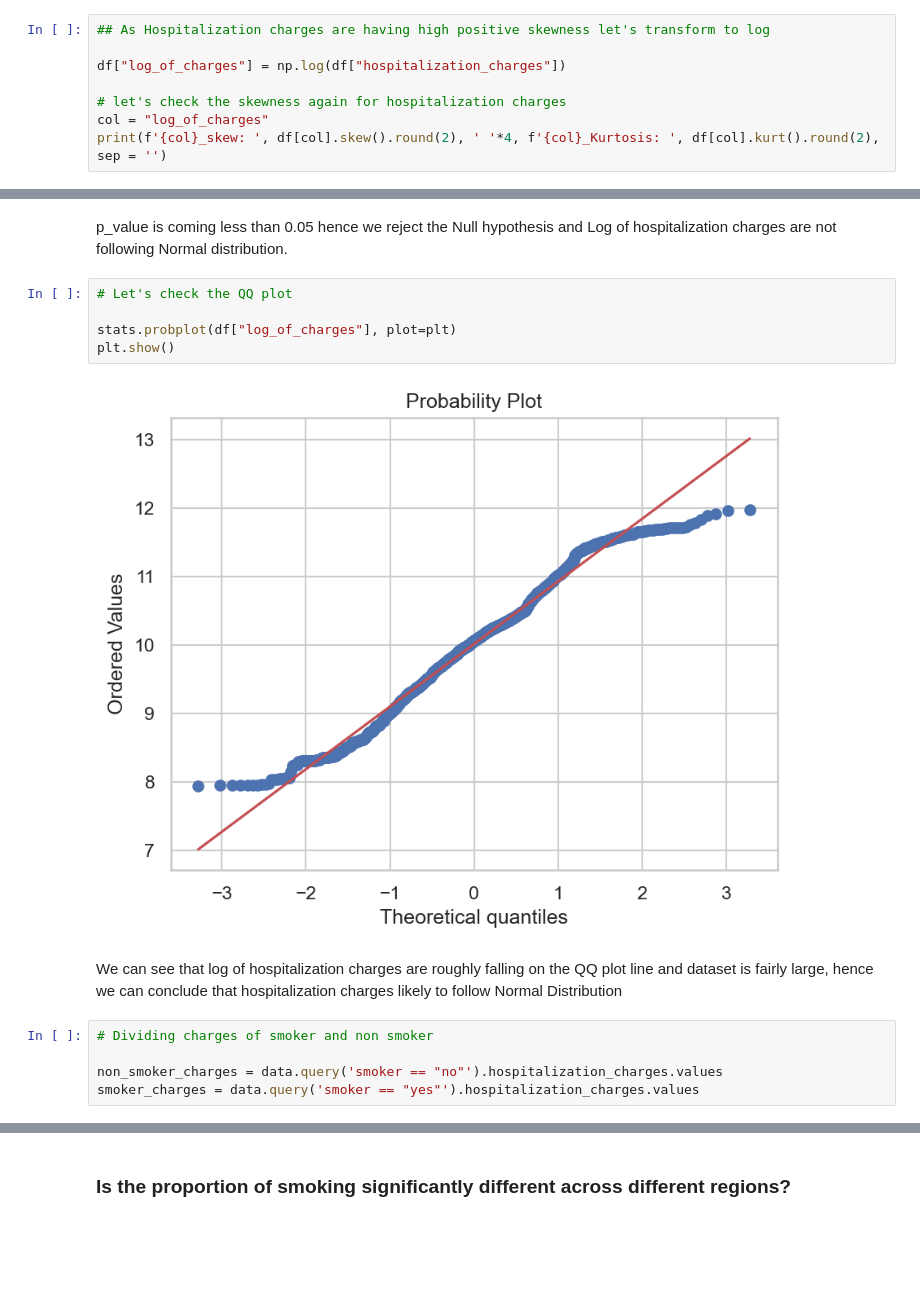
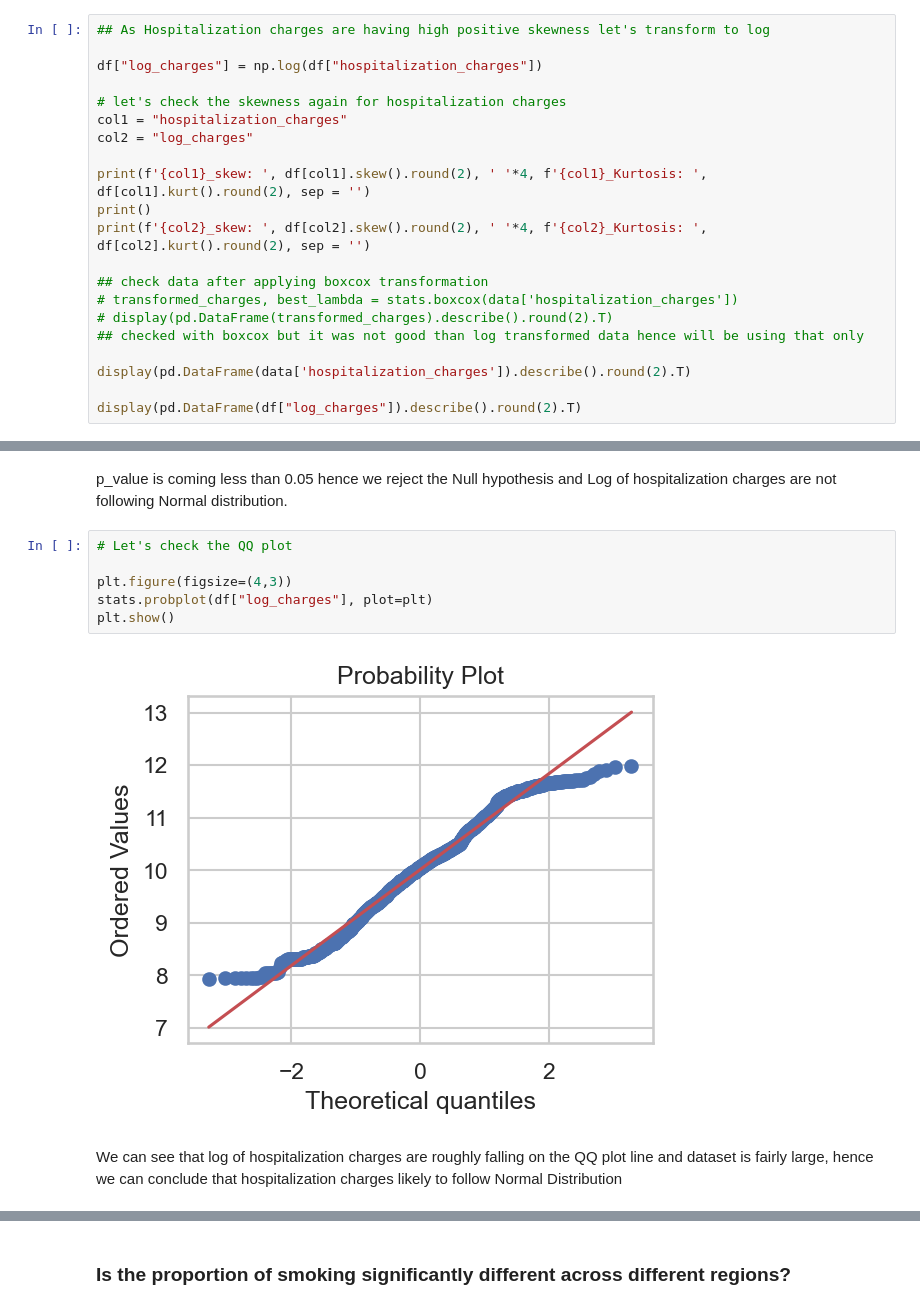
Before and after one commit to krashu/DSML, a Jupyter notebook: Case Study/apollo.ipynb, the cells around one changed output, grey strips where cells are left out. Cells and saved outputs as stored; diff of their text form; blank space fills up the shorter version.

```diff
--- a/Case Study/apollo1.ipynb
+++ b/Case Study/apollo.ipynb
@@ -410,9 +422,22 @@ hospitalization_charges_skew: 1.52    hospitalization_charges_Kurtosis: 1.61
 # %%
 ## As Hospitalization charges are having high positive skewness let's transform to log
 
-df["log_of_charges"] = np.log(df["hospitalization_charges"])
+df["log_charges"] = np.log(df["hospitalization_charges"])
 
 # let's check the skewness again for hospitalization charges
-col = "log_of_charges"
-print(f'{col}_skew: ', df[col].skew().round(2), ' '*4, f'{col}_Kurtosis: ', df[col].kurt().round(2), sep = '')
+col1 = "hospitalization_charges"
+col2 = "log_charges"
+
+print(f'{col1}_skew: ', df[col1].skew().round(2), ' '*4, f'{col1}_Kurtosis: ', df[col1].kurt().round(2), sep = '')
+print()
+print(f'{col2}_skew: ', df[col2].skew().round(2), ' '*4, f'{col2}_Kurtosis: ', df[col2].kurt().round(2), sep = '')
+
+## check data after applying boxcox transformation
+# transformed_charges, best_lambda = stats.boxcox(data['hospitalization_charges'])
+# display(pd.DataFrame(transformed_charges).describe().round(2).T)
+## checked with boxcox but it was not good than log transformed data hence will be using that only
+
+display(pd.DataFrame(data['hospitalization_charges']).describe().round(2).T)
+
+display(pd.DataFrame(df["log_charges"]).describe().round(2).T)
 # %% [output]
@@ -537,14 +571,10 @@ p_value is coming less than 0.05 hence we reject the Null hypothesis and Log of
 # %%
 # Let's check the QQ plot
 
-stats.probplot(df["log_of_charges"], plot=plt)
+plt.figure(figsize=(4,3))
+stats.probplot(df["log_charges"], plot=plt)
 plt.show()
 # %% [output]
-[figure, old version]
+[figure, new version]
 # %% [markdown]
 We can see  that log of hospitalization charges are roughly falling on the QQ plot line and dataset is fairly large, hence we can conclude that hospitalization charges likely to follow Normal Distribution
-# %%
-# Dividing charges of smoker and non smoker
-
-non_smoker_charges = data.query('smoker == "no"').hospitalization_charges.values
-smoker_charges = data.query('smoker == "yes"').hospitalization_charges.values
```
Also changed, not shown: parts of 76 cells of this notebook.
